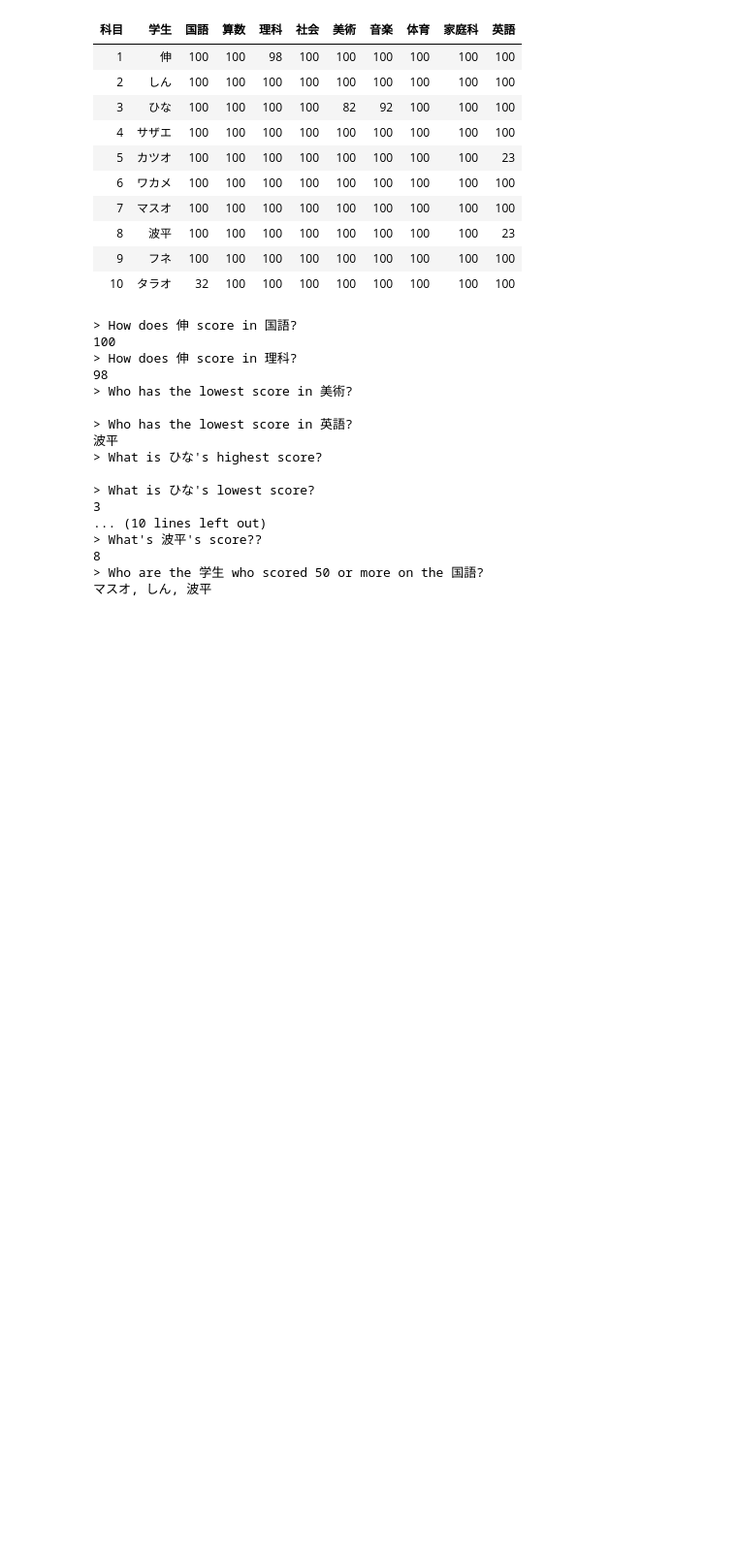
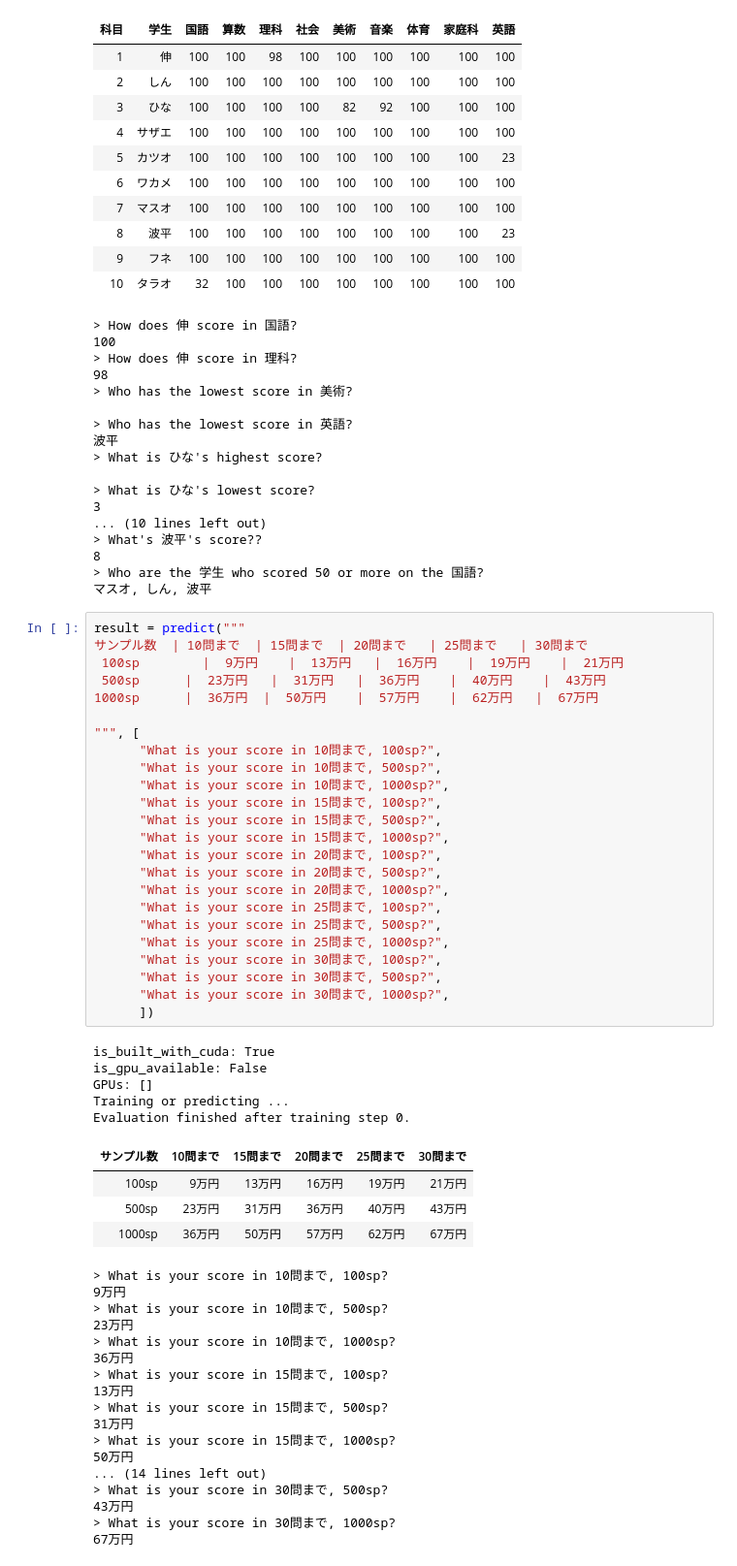
Before and after one commit to takky0330/NLP, a Jupyter notebook: TableParser.ipynb, the cells around one changed output. Shown at 97% size. Drawn from its saved outputs; the diff is of its cells as text; blank space fills up the shorter version.

```diff
--- a/TableParser.ipynb
+++ b/TableParser.ipynb
@@ -550,3 +550,54 @@ Evaluation finished after training step 0.
 8
 > Who are the 学生 who scored 50 or more on the 国語?
 マスオ, しん, 波平
+# %%
+result = predict("""
+サンプル数  | 10問まで  | 15問まで  | 20問まで   | 25問まで   | 30問まで
+ 100sp     　　|  9万円    |  13万円   |  16万円    |  19万円    |  21万円
+ 500sp      |  23万円   |  31万円   |  36万円    |  40万円    |  43万円
+1000sp      |  36万円  |  50万円    |  57万円    |  62万円   |  67万円
+
+""", [
+      "What is your score in 10問まで, 100sp?",
+      "What is your score in 10問まで, 500sp?",
+      "What is your score in 10問まで, 1000sp?",
+      "What is your score in 15問まで, 100sp?",
+      "What is your score in 15問まで, 500sp?",
+      "What is your score in 15問まで, 1000sp?",
+      "What is your score in 20問まで, 100sp?",
+      "What is your score in 20問まで, 500sp?",
+      "What is your score in 20問まで, 1000sp?",
+      "What is your score in 25問まで, 100sp?",
+      "What is your score in 25問まで, 500sp?",
+      "What is your score in 25問まで, 1000sp?",
+      "What is your score in 30問まで, 100sp?",
+      "What is your score in 30問まで, 500sp?",
+      "What is your score in 30問まで, 1000sp?",
+      ])
+# %% [output]
+is_built_with_cuda: True
+is_gpu_available: False
+GPUs: []
+Training or predicting ...
+Evaluation finished after training step 0.
+| サンプル数 | 10問まで | 15問まで | 20問まで | 25問まで | 30問まで |
+| 100sp | 9万円 | 13万円 | 16万円 | 19万円 | 21万円 |
+| 500sp | 23万円 | 31万円 | 36万円 | 40万円 | 43万円 |
+| 1000sp | 36万円 | 50万円 | 57万円 | 62万円 | 67万円 |
+> What is your score in 10問まで, 100sp?
+9万円
+> What is your score in 10問まで, 500sp?
+23万円
+> What is your score in 10問まで, 1000sp?
+36万円
+> What is your score in 15問まで, 100sp?
+13万円
+> What is your score in 15問まで, 500sp?
+31万円
+> What is your score in 15問まで, 1000sp?
+50万円
+... (14 lines left out)
+> What is your score in 30問まで, 500sp?
+43万円
+> What is your score in 30問まで, 1000sp?
+67万円
```
Also changed, not shown: parts of 4 cells of this notebook.
